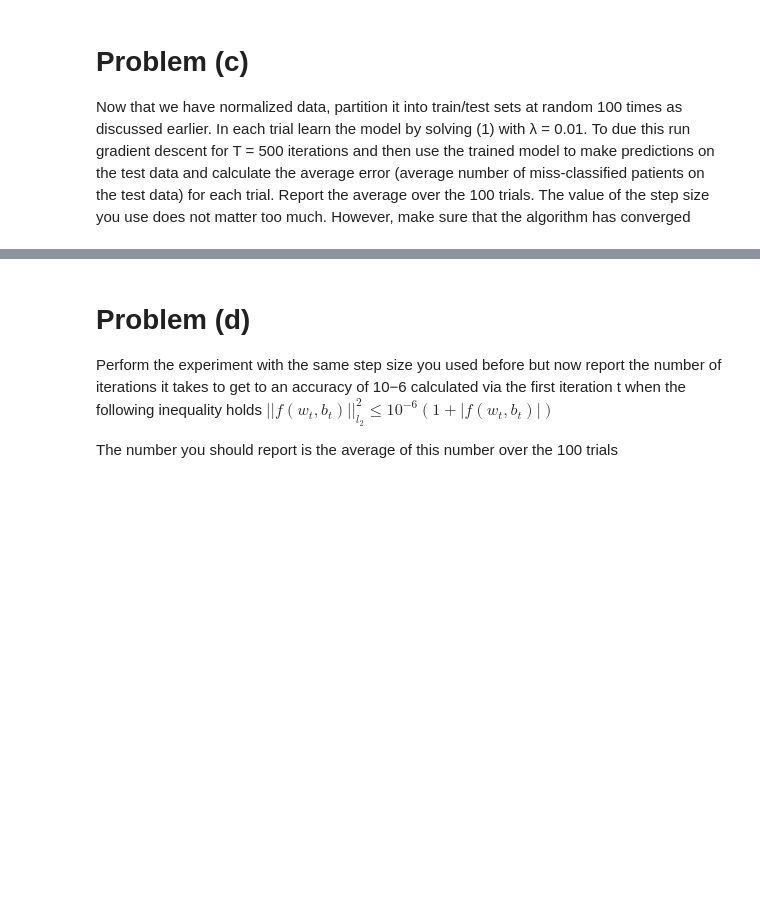
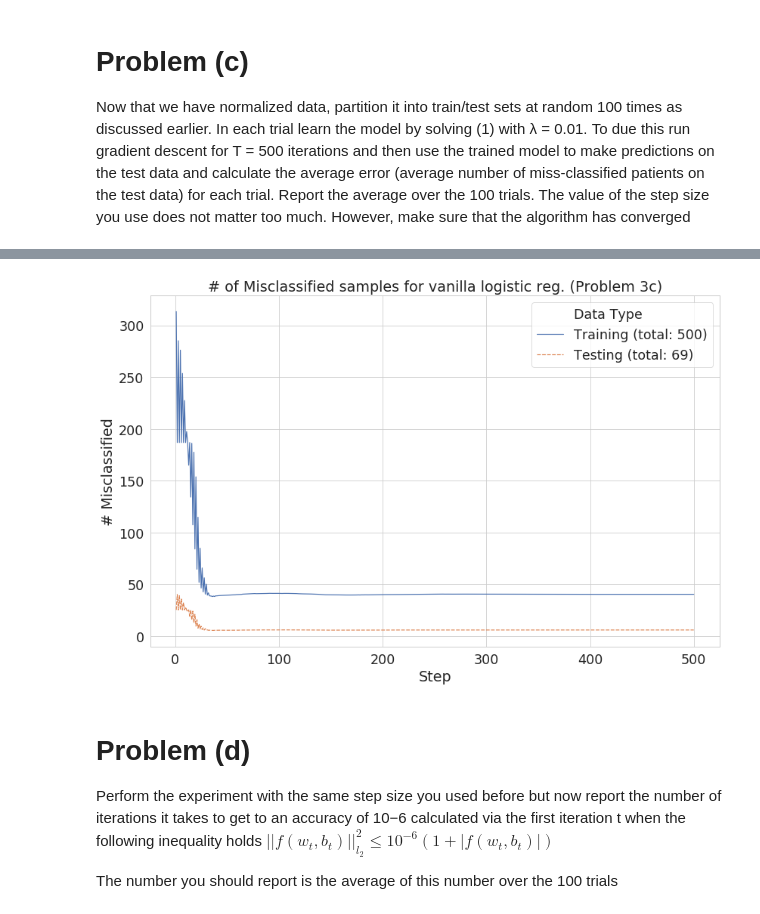
Before and after one commit to saketkc/hatex, a Jupyter notebook: 2018_Fall/EE-546/HW01/HW1.ipynb, the cells around one changed output, grey strips where cells are left out. Drawn from its saved outputs; the diff is of its cells as text; code cells hidden in the pictures; blank space fills up the shorter version.

```diff
--- a/2018_Fall/EE-546/HW01/HW1.ipynb
+++ b/2018_Fall/EE-546/HW01/HW1.ipynb
@@ -349,3 +405,32 @@ that the algorithm has converged
+# %%
+vanilla_df = []
+for index, error in enumerate(vanilla_logistic['training_misclassified']):
+    sample = 's{}'.format(index)
+    for t, e in enumerate(error):
+        vanilla_df.append([sample, e, t+1, 'Training (total: 500)'])
+for index, error in enumerate(vanilla_logistic['testing_misclassified']):
+    sample = 's{}'.format(index)
+    for t, e in enumerate(error):
+        vanilla_df.append([sample, e, t+1, 'Testing (total: 69)'])
+vanilla_df = pd.DataFrame(vanilla_df, columns=['sample', "# Misclassified", 'Step', 'Data Type'])
+
+fig, ax = plt.subplots(figsize=(12,8))
+sns.lineplot(x="Step",
+             y="# Misclassified",
+             hue="Data Type",
+             style="Data Type",
+             markers=False,
+             dashes=True,
+             err_style="bars",
+             ci=None,
+             data=vanilla_df,
+             ax=ax)
+ax.set_title('# of Misclassified samples for vanilla logistic reg. (Problem 3c)')
+fig.tight_layout()
+
+fig.savefig('vanilla_testing_misclassified.pdf')
+# %% [output]
+[figure, added]
 # %% [markdown]
 # Problem (d)
 
```
Also changed, not shown: parts of 39 cells of this notebook, 8 other files.
